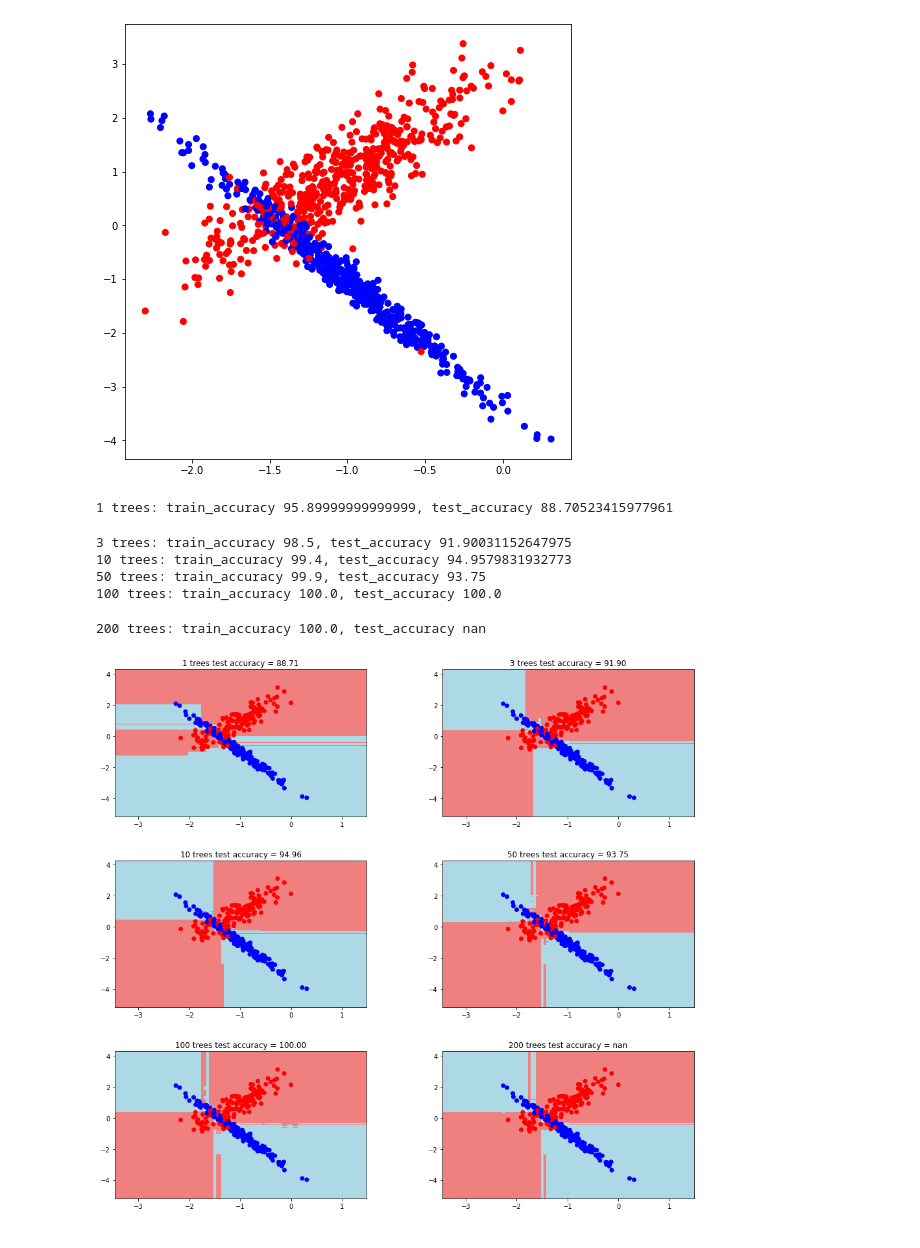
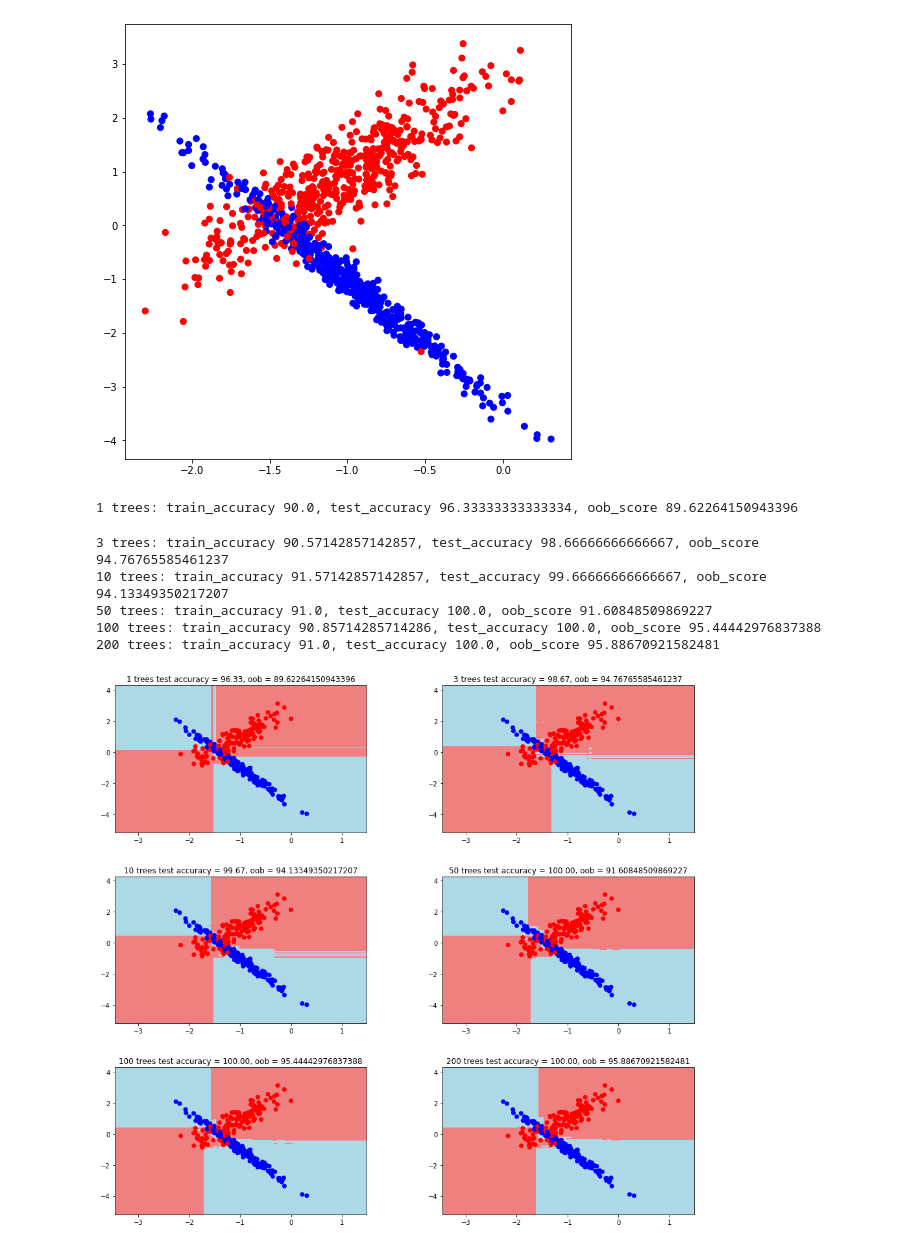
Before and after one commit to hellge83/AI_alg_ml, a Jupyter notebook: les05/les05.ipynb, the cells around one changed output. Saved outputs shown, nothing was run; the diff lists cells and outputs as text; code cells hidden in the pictures.

```diff
--- a/les05/les05.ipynb
+++ b/les05/les05.ipynb
@@ -36,3 +17,9 @@ def get_bootstrap(data, labels, N):
+# %%
+def get_oof(bootstrap_idx):
+    oof_idx = [
+        list(set(range(len(bootstrap_idx[0]))) - set(bootstrap)) for bootstrap in bootstrap_idx
+    ]
+    return np.array(oof_idx)
 # %%
 # генерация подмножества признаков для нахождения разбиения в узле
 def get_subsample(len_sample):
@@ -215,11 +206,10 @@ def predict(data, tree, indexes):
 # предсказание голосованием деревьев
 
 def tree_vote(forest, data):
-    indexes = []
     # добавим предсказания всех деревьев в список
     predictions = []
-    for tree in forest.keys():
-        predictions.append(predict(data, tree, indexes))
+    for tree in forest:
+        predictions.append(predict(data, tree))
 
     # сформируем список с предсказаниями для каждого объекта
     predictions_per_object = list(zip(*predictions))
@@ -252,12 +224,7 @@ def oob_vote(forest, data):
 # %%
 # Введем функцию подсчета точности как доли правильных ответов
 def accuracy_metric(actual, predicted):
-    answer = []
-    for i in range(len(predicted)):
-        if predicted[i] is not None:
-            answer.append(predicted[i] == actual[i])
-
-    return np.array(answer).sum() / float(len(answer)) * 100.0
+    return (actual == predicted).sum() / float(len(actual)) * 100.0
 # %%
 def get_meshgrid(data, step=.05, border=1.2):
     x_min, x_max = data[:, 0].min() - border, data[:, 0].max() + border
@@ -288,48 +255,48 @@ plt.scatter(list(map(lambda x: x[0], classification_data)), list(map(lambda x: x
 # %%
 # Разобьем выборку на обучающую и тестовую
 
-# from sklearn import model_selection
+from sklearn import model_selection
 
-# train_data, test_data, train_labels, test_labels = model_selection.train_test_split(classification_data,
-#                                                                                      classification_labels,
-#                                                                                      test_size = 0.3,
-#                                                                                      random_state = 1)
+train_data, test_data, train_labels, test_labels = model_selection.train_test_split(classification_data,
+                                                                                     classification_labels,
+                                                                                     test_size = 0.3,
+                                                                                     random_state = 1)
 # %%
 # trees = [1, 3, 10, 15, 20]
 trees = [1, 3, 10, 50, 100, 200]
 rows = (len(trees) + 1) // 2
 
 fig, ax = plt.subplots(nrows = rows, ncols = 2)
 fig.set_size_inches(16, 5 * rows)
 fig.subplots_adjust(wspace=0.3, hspace=0.3)
 
 
 for n_trees in trees:
 
 #     my_forest = random_forest(train_data, train_labels, n_trees)
 #     train_answers = tree_vote(my_forest, train_data)
 #     test_answers = tree_vote(my_forest, test_data)
 #     train_accuracy = accuracy_metric(train_labels, train_answers)
 #     test_accuracy = accuracy_metric(test_labels, test_answers)
 
-    my_forest = random_forest(classification_data, classification_labels, n_trees)
-    test_answers = oob_vote(my_forest, classification_data)
-    train_answers = tree_vote(my_forest, classification_data)
-    train_accuracy = accuracy_metric(classification_labels, train_answers)
-    test_accuracy = accuracy_metric(classification_labels, test_answers)
-    print(f'{n_trees} trees: train_accuracy {train_accuracy}, test_accuracy {test_accuracy}')
+    my_forest, my_scores = random_forest(test_data, test_labels, n_trees)
+    test_answers = tree_vote(my_forest, test_data)
+    train_answers = tree_vote(my_forest, train_data)
+    train_accuracy = accuracy_metric(train_labels, train_answers)
+    test_accuracy = accuracy_metric(test_labels, test_answers)
+    print(f'{n_trees} trees: train_accuracy {train_accuracy}, test_accuracy {test_accuracy}, oob_score {np.mean(my_scores)}')
 
     axi = ax.flatten()[trees.index(n_trees)]
     xx, yy = get_meshgrid(test_data)
     mesh_predictions = np.array(tree_vote(my_forest, np.c_[xx.ravel(), yy.ravel()])).reshape(xx.shape)
     axi.pcolormesh(xx, yy, mesh_predictions, cmap = light_colors)
     axi.scatter(test_data[:, 0], test_data[:, 1], c = test_labels, cmap = colors)
-    axi.set_title(f'{n_trees} trees test accuracy = {test_accuracy:.2f}')
+    axi.set_title(f'{n_trees} trees test accuracy = {test_accuracy:.2f}, oob = {np.mean(my_scores)}')
 # %% [output]
-1 trees: train_accuracy 95.89999999999999, test_accuracy 88.70523415977961
+1 trees: train_accuracy 90.0, test_accuracy 96.33333333333334, oob_score 89.62264150943396
-3 trees: train_accuracy 98.5, test_accuracy 91.90031152647975
-10 trees: train_accuracy 99.4, test_accuracy 94.9579831932773
-50 trees: train_accuracy 99.9, test_accuracy 93.75
-100 trees: train_accuracy 100.0, test_accuracy 100.0
+3 trees: train_accuracy 90.57142857142857, test_accuracy 98.66666666666667, oob_score 94.76765585461237
+10 trees: train_accuracy 91.57142857142857, test_accuracy 99.66666666666667, oob_score 94.13349350217207
+50 trees: train_accuracy 91.0, test_accuracy 100.0, oob_score 91.60848509869227
+100 trees: train_accuracy 90.85714285714286, test_accuracy 100.0, oob_score 95.44442976837388
+200 trees: train_accuracy 91.0, test_accuracy 100.0, oob_score 95.88670921582481
-200 trees: train_accuracy 100.0, test_accuracy nan
-[figure, old version]
+[figure, new version]
```
Also changed, not shown: parts of 7 cells of this notebook.
